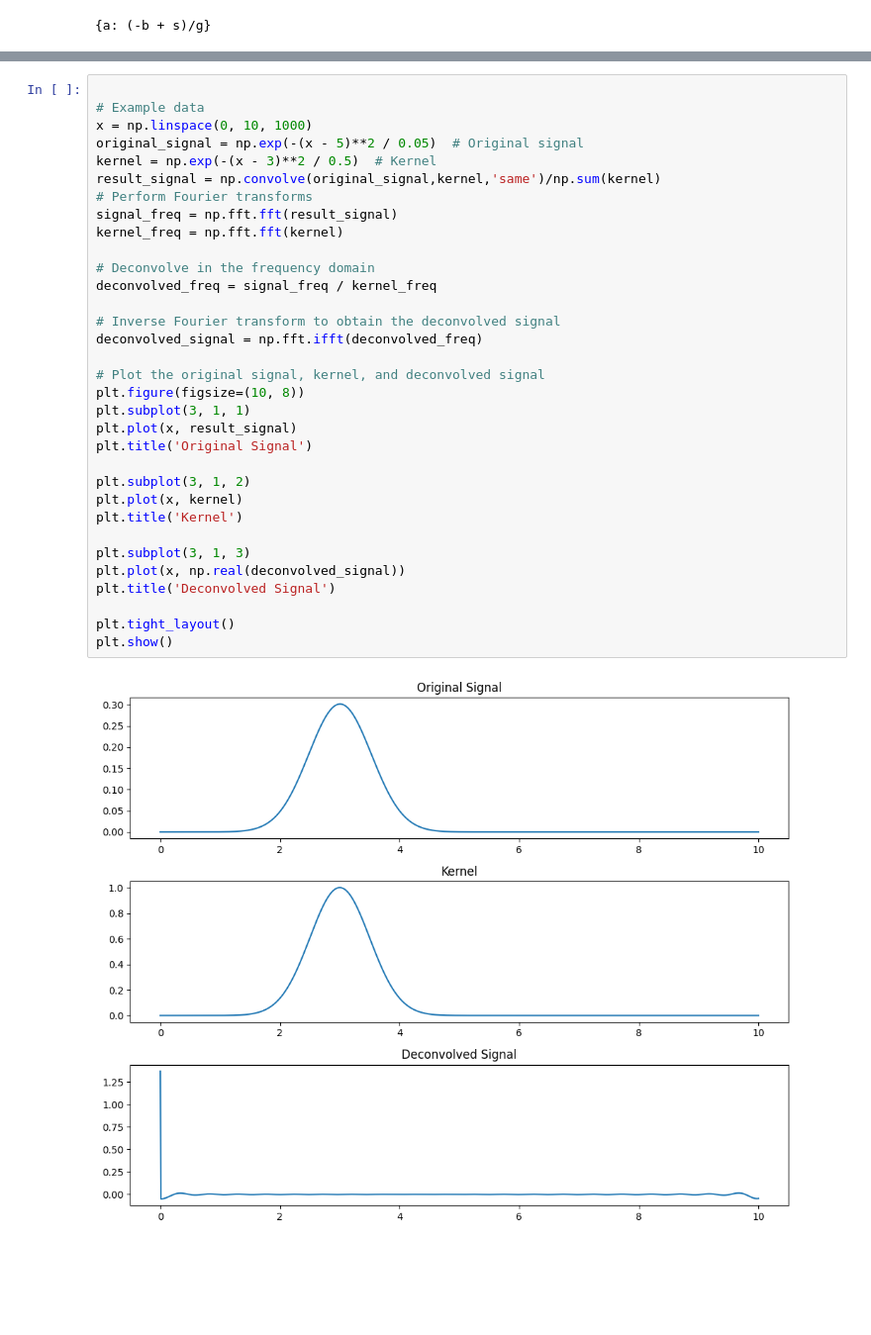
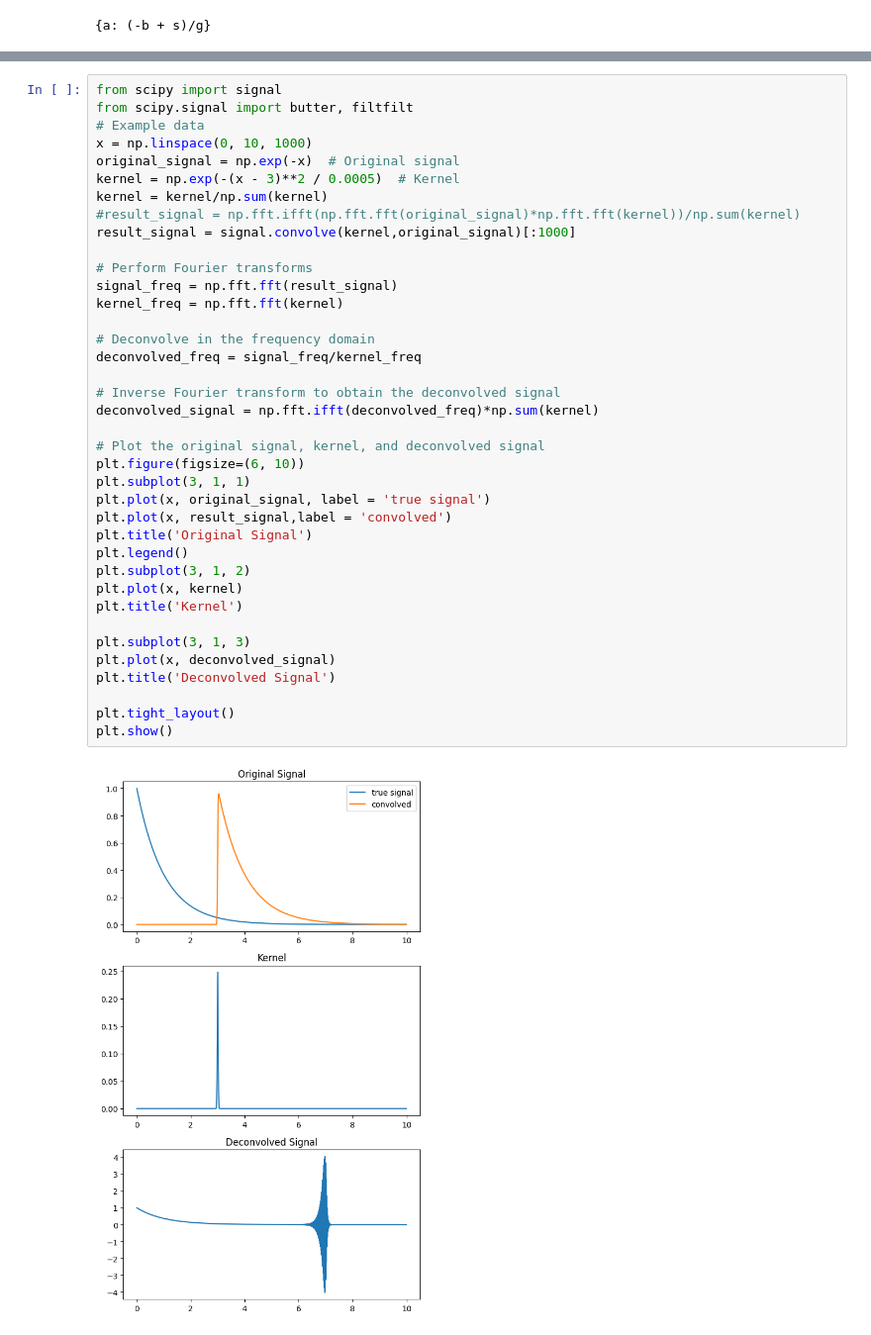
Before and after one commit to ngcnpeter/Y3_Group_Project_2B, a Jupyter notebook: TCSPC-simulation/2Bsimulation.ipynb, the cells around one changed output, grey strips where cells are left out. Shown at 99% size. Drawn from its saved outputs; the diff is of its cells as text; blank space fills up the shorter version.

```diff
--- a/TCSPC-simulation/2Bsimulation.ipynb
+++ b/TCSPC-simulation/2Bsimulation.ipynb
@@ -386,35 +386,40 @@ solve((eq3,eq4),(a,b))
 # %%
-
+from scipy import signal
+from scipy.signal import butter, filtfilt
 # Example data
 x = np.linspace(0, 10, 1000)
-original_signal = np.exp(-(x - 5)**2 / 0.05)  # Original signal
-kernel = np.exp(-(x - 3)**2 / 0.5)  # Kernel
-result_signal = np.convolve(original_signal,kernel,'same')/np.sum(kernel)
+original_signal = np.exp(-x)  # Original signal
+kernel = np.exp(-(x - 3)**2 / 0.0005)  # Kernel
+kernel = kernel/np.sum(kernel)
+#result_signal = np.fft.ifft(np.fft.fft(original_signal)*np.fft.fft(kernel))/np.sum(kernel)
+result_signal = signal.convolve(kernel,original_signal)[:1000]
+
 # Perform Fourier transforms
 signal_freq = np.fft.fft(result_signal)
 kernel_freq = np.fft.fft(kernel)
 
 # Deconvolve in the frequency domain
-deconvolved_freq = signal_freq / kernel_freq
+deconvolved_freq = signal_freq/kernel_freq
 
 # Inverse Fourier transform to obtain the deconvolved signal
-deconvolved_signal = np.fft.ifft(deconvolved_freq)
+deconvolved_signal = np.fft.ifft(deconvolved_freq)*np.sum(kernel)
 
 # Plot the original signal, kernel, and deconvolved signal
-plt.figure(figsize=(10, 8))
+plt.figure(figsize=(6, 10))
 plt.subplot(3, 1, 1)
-plt.plot(x, result_signal)
+plt.plot(x, original_signal, label = 'true signal')
+plt.plot(x, result_signal,label = 'convolved')
 plt.title('Original Signal')
-
+plt.legend()
 plt.subplot(3, 1, 2)
 plt.plot(x, kernel)
 plt.title('Kernel')
 
 plt.subplot(3, 1, 3)
-plt.plot(x, np.real(deconvolved_signal))
+plt.plot(x, deconvolved_signal)
 plt.title('Deconvolved Signal')
 
 plt.tight_layout()
 plt.show()
 # %% [output]
-[figure, old version]
+[figure, new version]
```
Also changed, not shown: parts of 5 cells of this notebook, 3 other files.
